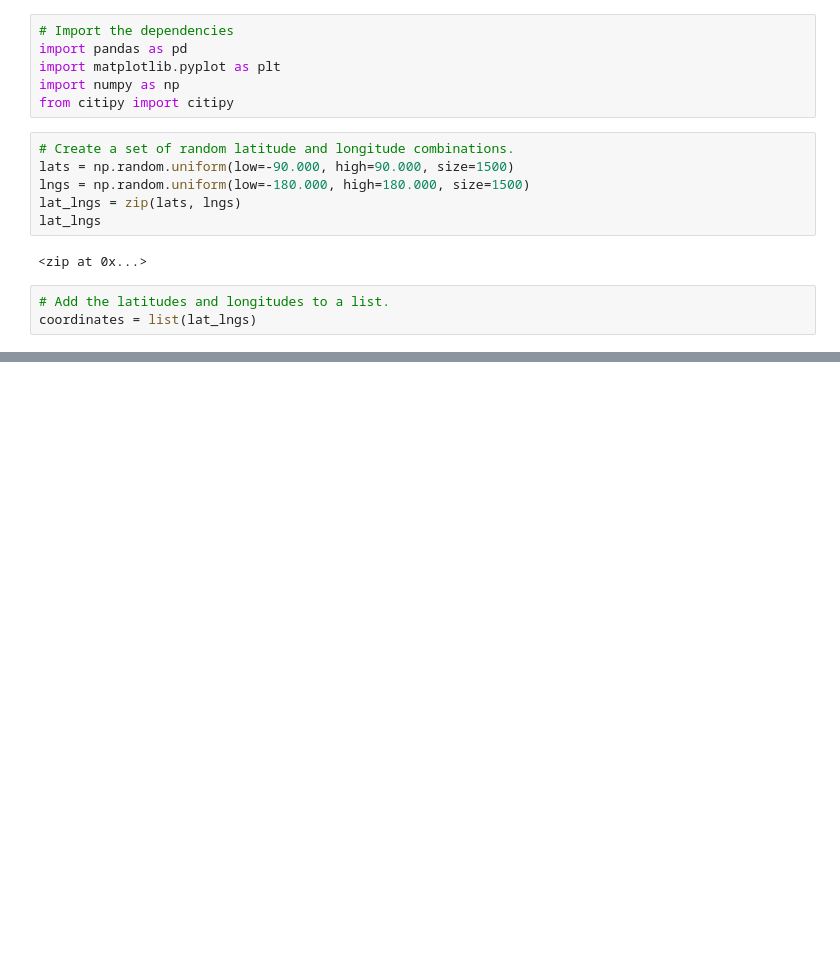
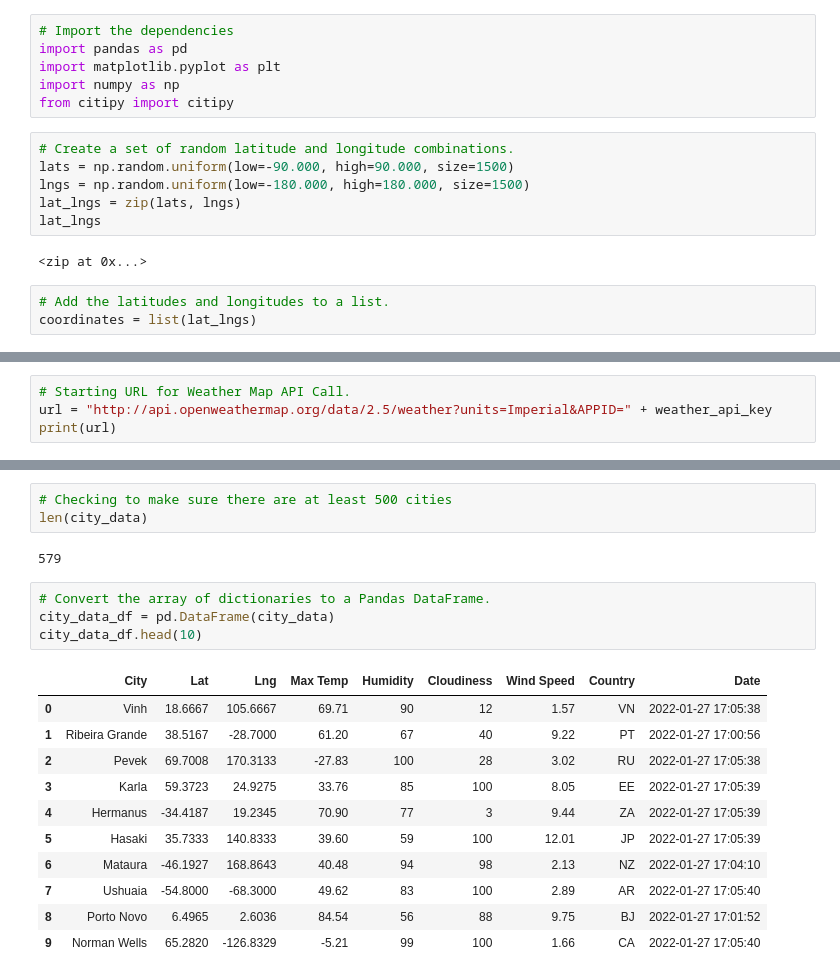
Before and after one commit to kflores4716/World_Weather_Analysis, a Jupyter notebook: WeatherPy.ipynb, the cells around one changed output, grey strips where cells are left out. Drawn from its saved outputs; the diff is of its cells as text; blank space fills up the shorter version.

Commit message:
Adding WeatherPy.ipynb and practice files

```diff
--- a/WeatherPy.ipynb
+++ b/WeatherPy.ipynb
@@ -32,0 +39,4 @@ len(cities)
+# %%
+# Starting URL for Weather Map API Call.
+url = "http://api.openweathermap.org/data/2.5/weather?units=Imperial&APPID=" + weather_api_key
+print(url)
@@ -32,0 +129,21 @@ len(cities)
+# %%
+# Checking to make sure there are at least 500 cities
+len(city_data)
+# %% [output]
+579
+# %%
+# Convert the array of dictionaries to a Pandas DataFrame.
+city_data_df = pd.DataFrame(city_data)
+city_data_df.head(10)
+# %% [output]
+|  | City | Lat | Lng | Max Temp | Humidity | Cloudiness | Wind Speed | Country | Date |
+| 0 | Vinh | 18.6667 | 105.6667 | 69.71 | 90 | 12 | 1.57 | VN | 2022-01-27 17:05:38 |
+| 1 | Ribeira Grande | 38.5167 | -28.7000 | 61.20 | 67 | 40 | 9.22 | PT | 2022-01-27 17:00:56 |
+| 2 | Pevek | 69.7008 | 170.3133 | -27.83 | 100 | 28 | 3.02 | RU | 2022-01-27 17:05:38 |
+| 3 | Karla | 59.3723 | 24.9275 | 33.76 | 85 | 100 | 8.05 | EE | 2022-01-27 17:05:39 |
+| 4 | Hermanus | -34.4187 | 19.2345 | 70.90 | 77 | 3 | 9.44 | ZA | 2022-01-27 17:05:39 |
+| 5 | Hasaki | 35.7333 | 140.8333 | 39.60 | 59 | 100 | 12.01 | JP | 2022-01-27 17:05:39 |
+| 6 | Mataura | -46.1927 | 168.8643 | 40.48 | 94 | 98 | 2.13 | NZ | 2022-01-27 17:04:10 |
+| 7 | Ushuaia | -54.8000 | -68.3000 | 49.62 | 83 | 100 | 2.89 | AR | 2022-01-27 17:05:40 |
+| 8 | Porto Novo | 6.4965 | 2.6036 | 84.54 | 56 | 88 | 9.75 | BJ | 2022-01-27 17:01:52 |
+| 9 | Norman Wells | 65.2820 | -126.8329 | -5.21 | 99 | 100 | 1.66 | CA | 2022-01-27 17:05:40 |
```
Also changed, not shown: parts of 7 cells of this notebook, 3 other files.
